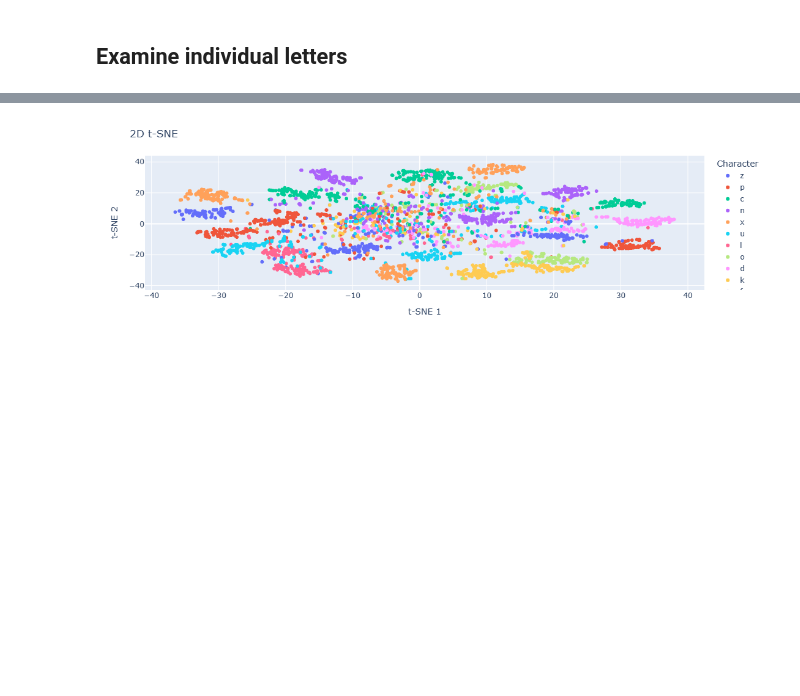
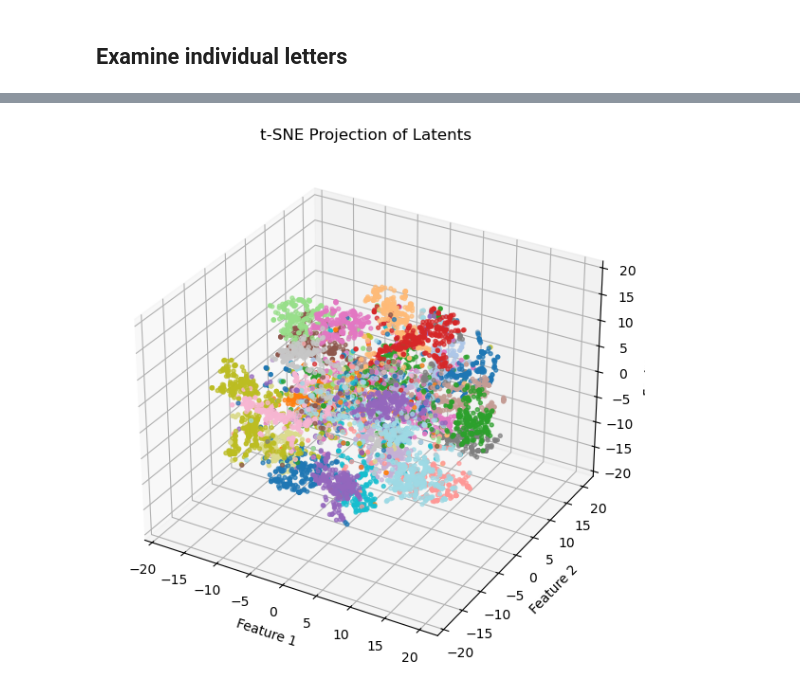
Before and after one commit to BenLaurense/fontcap, a Jupyter notebook: experiments/Latent vector embedding.ipynb, the cells around one changed output, grey strips where cells are left out. Cells and saved outputs as stored; diff of their text form; code cells hidden in the pictures; blank space fills up the shorter version.

```diff
--- a/experiments/Latent vector embedding.ipynb
+++ b/experiments/Latent vector embedding.ipynb
@@ -213,4 +196,4 @@ def plot_tsne_2d_with_images(latents_2d, chars, images_b64):
-# %%
-plot_tsne_2d_with_images(embedding2d, char_labels, images)
-# %% [output]
-[figure, removed]
+# %%
+plot_tsne_3d(embedding3d, char_labels)
+# %% [output]
+[figure, added]
```
Also changed, not shown: parts of 15 cells of this notebook, 3 other files.
